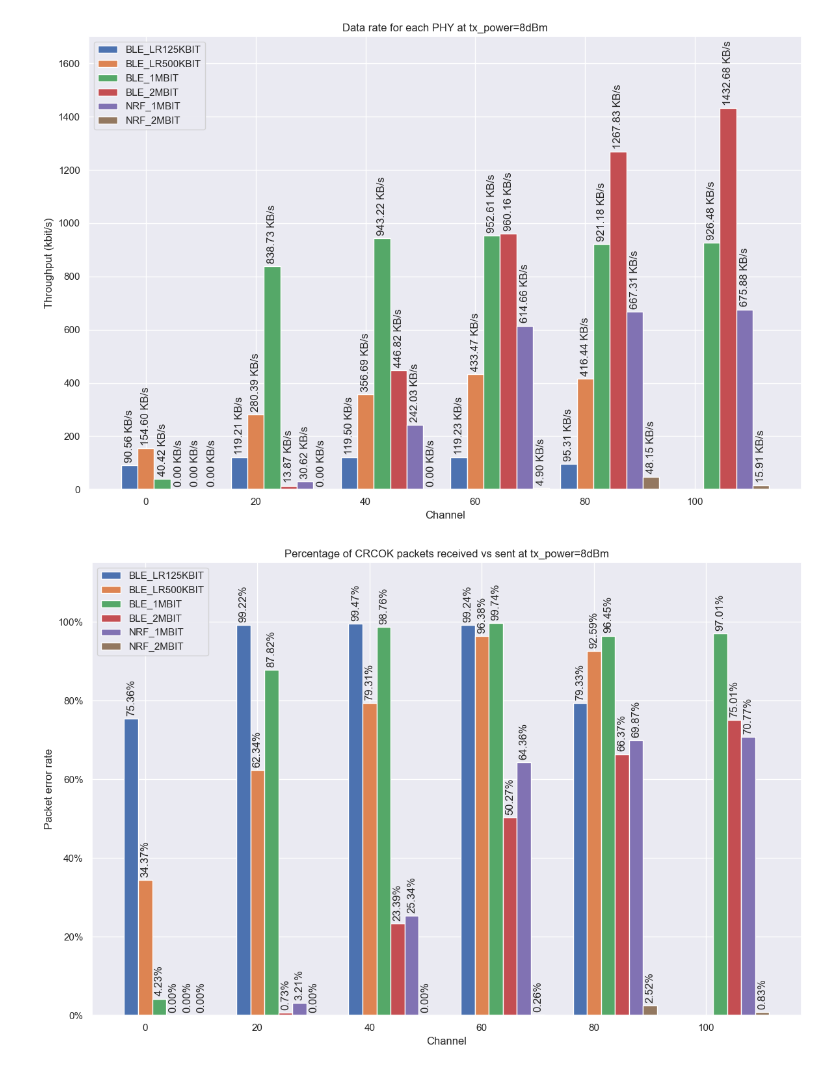
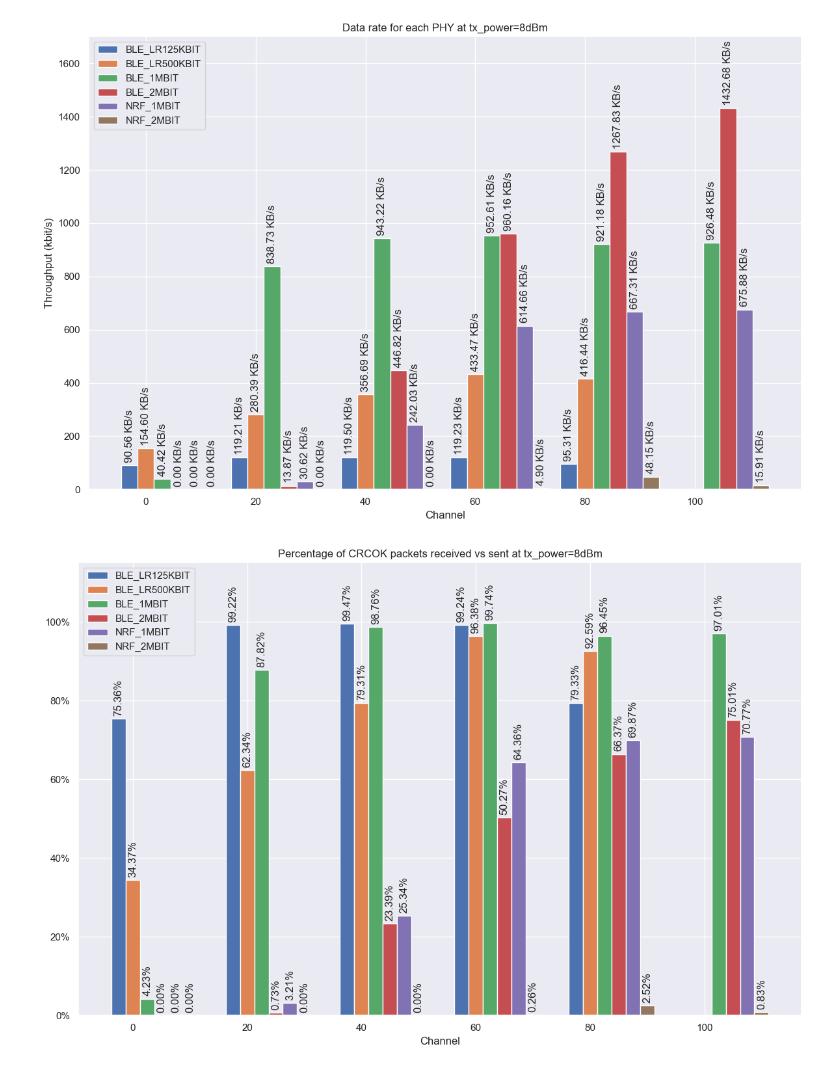
Before and after one commit to nickyu42/nrf-radio-phy-testing, a Jupyter notebook: rf_data.ipynb, the cells around one changed output. Saved outputs shown, nothing was run; the diff lists cells and outputs as text; code cells hidden in the pictures.

```diff
--- a/rf_data.ipynb
+++ b/rf_data.ipynb
@@ -191,35 +195,35 @@ width = 0.125
 multiplier = 0
 
 data = duckdb.sql('SELECT avg(crcok / sent)*100 FROM df WHERE tx_mode = 0 GROUP BY tx_channel ORDER BY tx_channel').fetchall()
 offset = width * multiplier
 rects = ax.bar(np.arange(5) + offset, [m[0] for m in data], width, label=MODE_NAMES[0], align='center')
 ax.bar_label(rects, padding=3, fmt=lambda x: f'{x:.2f}%', rotation=90)
 multiplier += 1
 
 data = duckdb.sql('SELECT avg(crcok / sent)*100 FROM df WHERE tx_mode = 1 GROUP BY tx_channel ORDER BY tx_channel').fetchall()
 offset = width * multiplier
 rects = ax.bar(np.arange(5) + offset, [m[0] for m in data], width, label=MODE_NAMES[1], align='center')
 ax.bar_label(rects, padding=3, fmt=lambda x: f'{x:.2f}%', rotation=90)
 multiplier += 1
 
 for mode in (2, 3, 4, 5):
     data = duckdb.sql(f'SELECT (crcok / sent)*100 FROM df WHERE tx_mode = {mode} ORDER BY tx_channel').fetchall()
     offset = width * multiplier
     rects = ax.bar(x + offset, [m[0] for m in data], width, label=MODE_NAMES[mode], align='center')
     ax.bar_label(rects, padding=3, fmt=lambda x: f'{x:.2f}%', rotation=90)
     multiplier += 1
 
 ax.set_title('Percentage of CRCOK packets received vs sent at tx_power=8dBm')
 ax.set_xlabel('Channel')
-ax.set_ylabel('Packet error rate')
+# ax.set_ylabel('')
 ax.set_xticks(x + width, (0, 20, 40, 60, 80, 100))
 ax.yaxis.set_major_formatter('{x:.0f}%')
 ax.set_ylim(0, 115)
 ax.legend(loc='upper left')
 
 fig.tight_layout()
 # %% [output]
-[figure, old version]
+[figure, new version]
 # %%
 fig, ax = plt.subplots(figsize=(8, 6))
 
```
Also changed, not shown: parts of 5 cells of this notebook, 7 other files.
